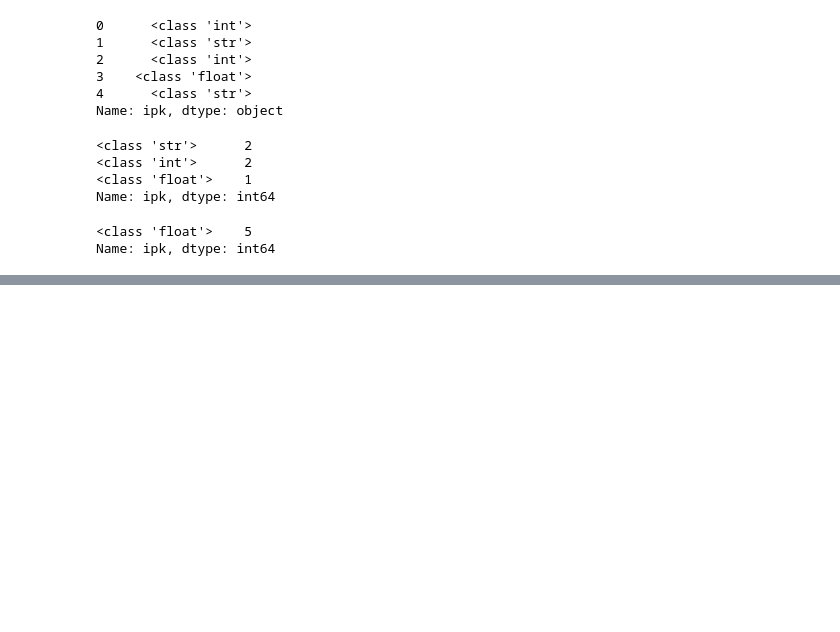
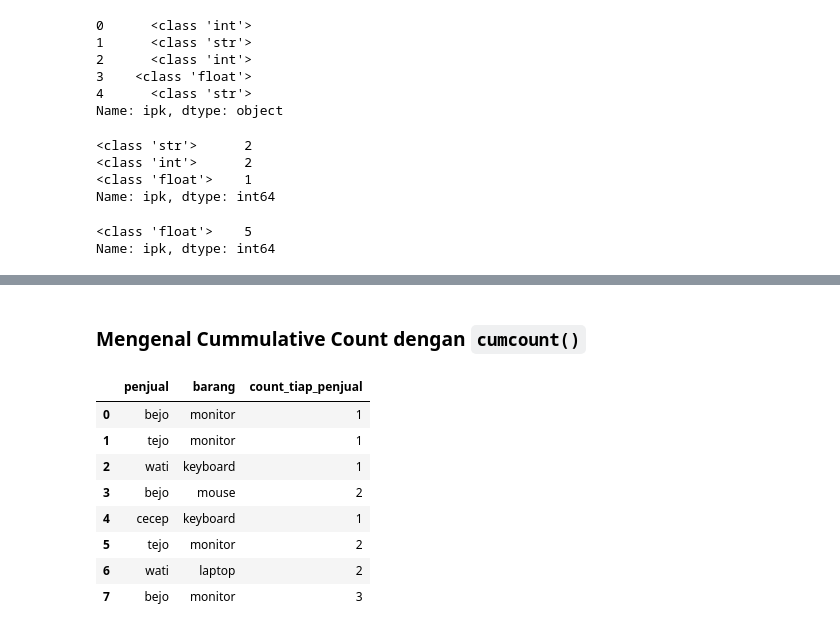
Before and after one commit to boedybios/pandas_tricks, a Jupyter notebook: pandas_tricks.ipynb, the cells around one changed output, grey strips where cells are left out. Cells and saved outputs as stored; diff of their text form; code cells hidden in the pictures; blank space fills up the shorter version.

```diff
--- a/pandas_tricks.ipynb
+++ b/pandas_tricks.ipynb
@@ -3092,0 +3068,15 @@ Name: ipk, dtype: int64
+# %% [markdown]
+### Mengenal Cummulative Count dengan `cumcount()`
+# %%
+df['count_tiap_penjual'] = df.groupby('penjual').cumcount() + 1
+df
+# %% [output]
+|  | penjual | barang | count_tiap_penjual |
+| 0 | bejo | monitor | 1 |
+| 1 | tejo | monitor | 1 |
+| 2 | wati | keyboard | 1 |
+| 3 | bejo | mouse | 2 |
+| 4 | cecep | keyboard | 1 |
+| 5 | tejo | monitor | 2 |
+| 6 | wati | laptop | 2 |
+| 7 | bejo | monitor | 3 |
```
Also changed, not shown: parts of 128 cells of this notebook.
